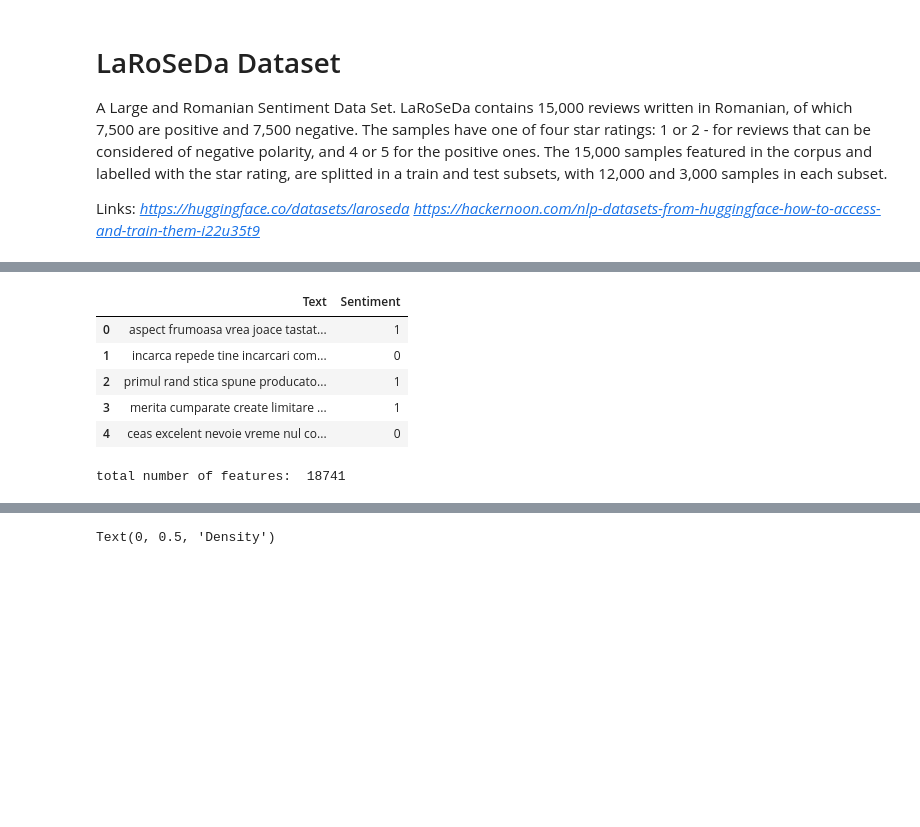
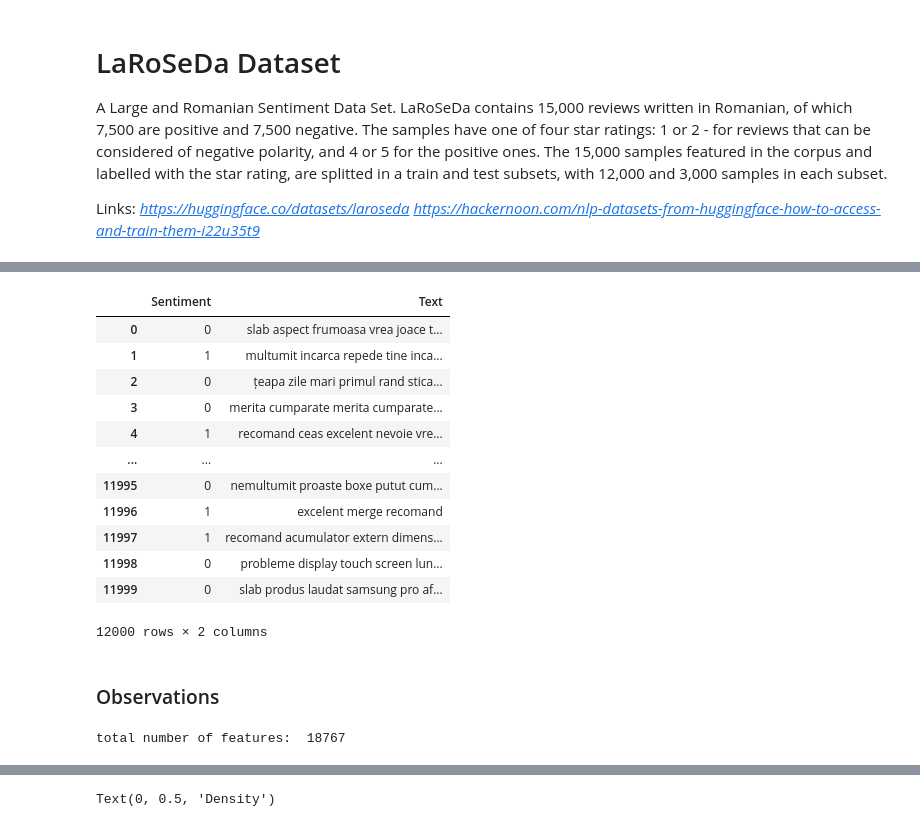
Before and after one commit to Elaech/DLNLPProject, a Jupyter notebook: notebooks/lasoreda_analysis.ipynb, the cells around one changed output, grey strips where cells are left out. Saved outputs shown, nothing was run; the diff lists cells and outputs as text; code cells hidden in the pictures; blank space fills up the shorter version.

```diff
--- a/notebooks/lasoreda_analysis.ipynb
+++ b/notebooks/lasoreda_analysis.ipynb
@@ -18,0 +29,27 @@ from sklearn.feature_extraction.text import CountVectorizer
+# %%
+# ======================================================================================================================
+# Class - PreprocessExpert
+# ======================================================================================================================
+class PreprocessExpert:
+
+    RO_STOP_WORDS = None
+
+    @staticmethod
+    def load_stop_words_ro():
+        # From: https://www.kaggle.com/code/mpwolke/romanian-stop-words-w2v/data?select=romanian.txt
+        with open(r'./data_files/romanian_stop_words.txt', 'r') as f:
+            ro_sw = f.readlines()
+            ro_sw = set(w.strip() for w in ro_sw)
+            PreprocessExpert.RO_STOP_WORDS = list(frozenset(ro_sw))
+
+    @staticmethod
+    def clean_txt(doc):
+        # Normalize txt
+        new_doc = doc.lower()
+        # Removing symbols and such
+        # new_doc = re.sub(r"(@\[A-Za-z0-9]+)|([^0-9A-Za-z \t])|(\w+:\/\/\S+)|^rt|http.+?|\d+", "", new_doc)
+        new_doc = re.sub(r"( -)|(- )|(\d+)|([`~!@#$%^&*()_+[\]{};:'\"\\|,<.>/?]+)", "", new_doc)
+        new_doc = re.sub(r"(a{2,})|(i{2,})|(o{2,})|(u{2,})|(e{3,})", "", new_doc)
+        # Removing stop words
+        new_doc = ' '.join([w for w in new_doc.split() if w not in PreprocessExpert.RO_STOP_WORDS])
+        return new_doc
@@ -38,7 +98,8 @@ Dataset({
 # %%
-corpus = lsrd_train_df[['content', 'starRating']]
-corpus = corpus.rename(columns={'content': 'Text', 'starRating':'Sentiment'}) #, inplace=True)
+corpus = lsrd_train_df[['starRating']]
+corpus['Text'] = lsrd_train_df[['title', 'content']].apply(" ".join, axis=1)
+corpus = corpus.rename(columns={'starRating':'Sentiment'}) #, inplace=True)
 # Setting 'Sentiment' as 1 (positive) for 4+ rating stars, 0 (negative) for 0-3 rating stars
 corpus['Sentiment'] = np.where(corpus['Sentiment'] > 3, 1, 0)
-corpus.head()
+corpus
 # %% [output]
@@ -70,18 +126,28 @@ def clean_txt(doc):
 # %%
-corpus['Text'] = [clean_txt(t) for t in corpus['Text']]
-corpus.head()
+PreprocessExpert.load_stop_words_ro()
+corpus['Text'] = [PreprocessExpert.clean_txt(t) for t in corpus['Text']]
+corpus
 # %% [output]
-|  | Text | Sentiment |
-| 0 | aspect frumoasa vrea joace tastat... | 1 |
-| 1 | incarca repede tine incarcari com... | 0 |
-| 2 | primul rand stica spune producato... | 1 |
-| 3 | merita cumparate create limitare ... | 1 |
-| 4 | ceas excelent nevoie vreme nul co... | 0 |
+|  | Sentiment | Text |
+| 0 | 0 | slab aspect frumoasa vrea joace t... |
+| 1 | 1 | multumit incarca repede tine inca... |
+| 2 | 0 | țeapa zile mari primul rand stica... |
+| 3 | 0 | merita cumparate merita cumparate... |
+| 4 | 1 | recomand ceas excelent nevoie vre... |
+| ... | ... | ... |
+| 11995 | 0 | nemultumit proaste boxe putut cum... |
+| 11996 | 1 | excelent merge recomand |
+| 11997 | 1 | recomand acumulator extern dimens... |
+| 11998 | 0 | probleme display touch screen lun... |
+| 11999 | 0 | slab produs laudat samsung pro af... |
+12000 rows × 2 columns
+# %% [markdown]
+### Observations
 # %%
 count_vectorize = CountVectorizer()
 feature_vector =  count_vectorize.fit(corpus.Text)
 features = feature_vector.get_feature_names()
 print("total number of features: ", len(features))
 # %% [output]
-total number of features:  18741
+total number of features:  18767
 # %%
```
Also changed, not shown: parts of 24 cells of this notebook, 2 other files.
